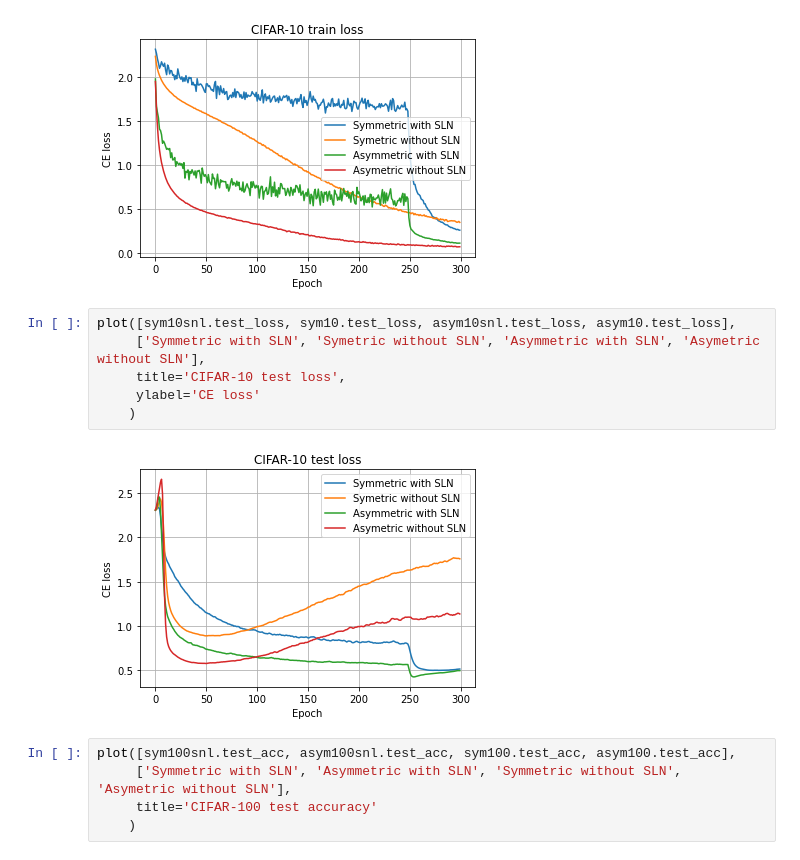
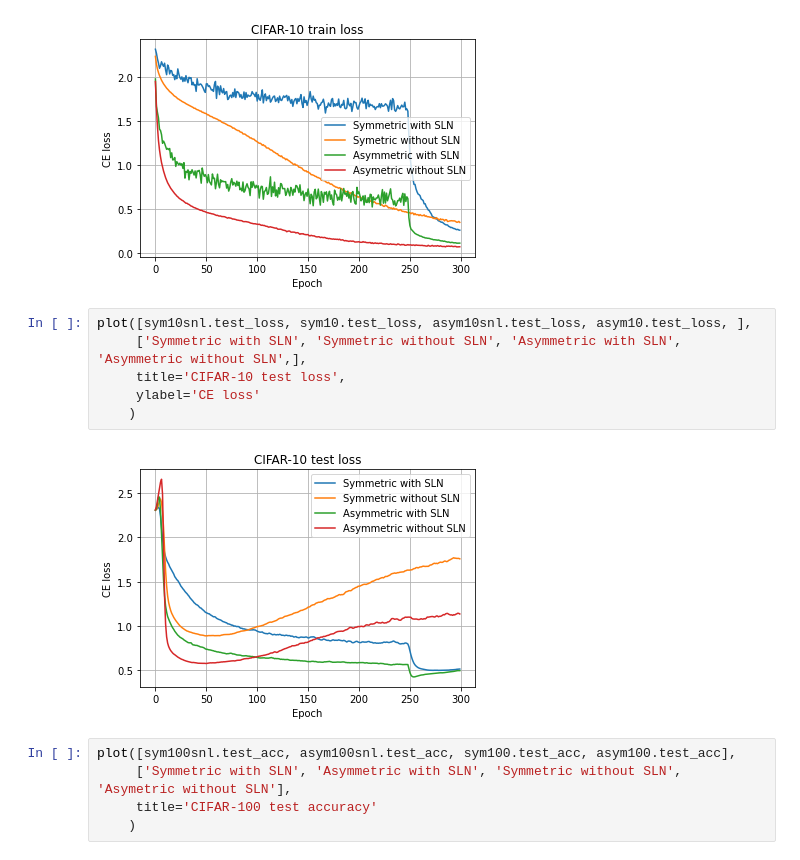
Before and after one commit to jhammarstedt/SLN-on-Sound, a Jupyter notebook: plotting.ipynb, the cells around one changed output. Drawn from its saved outputs; the diff is of its cells as text.

```diff
--- a/plotting.ipynb
+++ b/plotting.ipynb
@@ -63,13 +67,13 @@ plot([sym10snl.train_loss, sym10.train_loss, asym10snl.train_loss, asym10.train_
 # %% [output]
 [figure]
 # %%
-plot([sym10snl.test_loss, sym10.test_loss, asym10snl.test_loss, asym10.test_loss],
-     ['Symmetric with SLN', 'Symetric without SLN', 'Asymmetric with SLN', 'Asymetric without SLN'],
+plot([sym10snl.test_loss, sym10.test_loss, asym10snl.test_loss, asym10.test_loss, ],
+     ['Symmetric with SLN', 'Symmetric without SLN', 'Asymmetric with SLN', 'Asymmetric without SLN',],
      title='CIFAR-10 test loss',
      ylabel='CE loss'
     )
 # %% [output]
-[figure, old version]
+[figure, new version]
 # %%
 plot([sym100snl.test_acc, asym100snl.test_acc, sym100.test_acc, asym100.test_acc],
      ['Symmetric with SLN', 'Asymmetric with SLN', 'Symmetric without SLN', 'Asymetric without SLN'],
```
Also changed, not shown: parts of 2 cells of this notebook, 4 other files.
